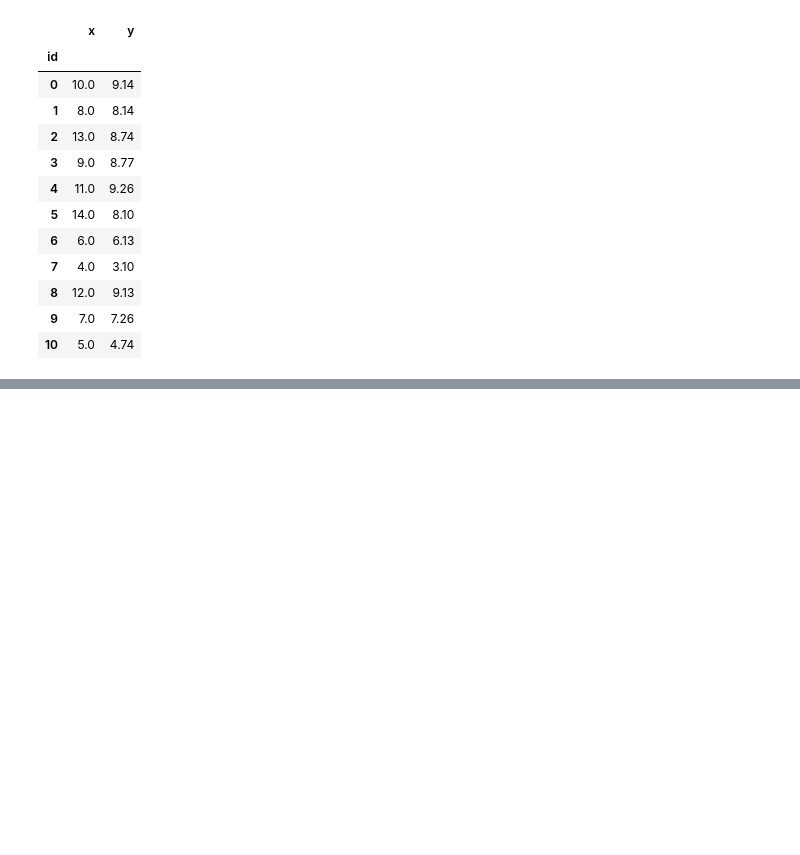
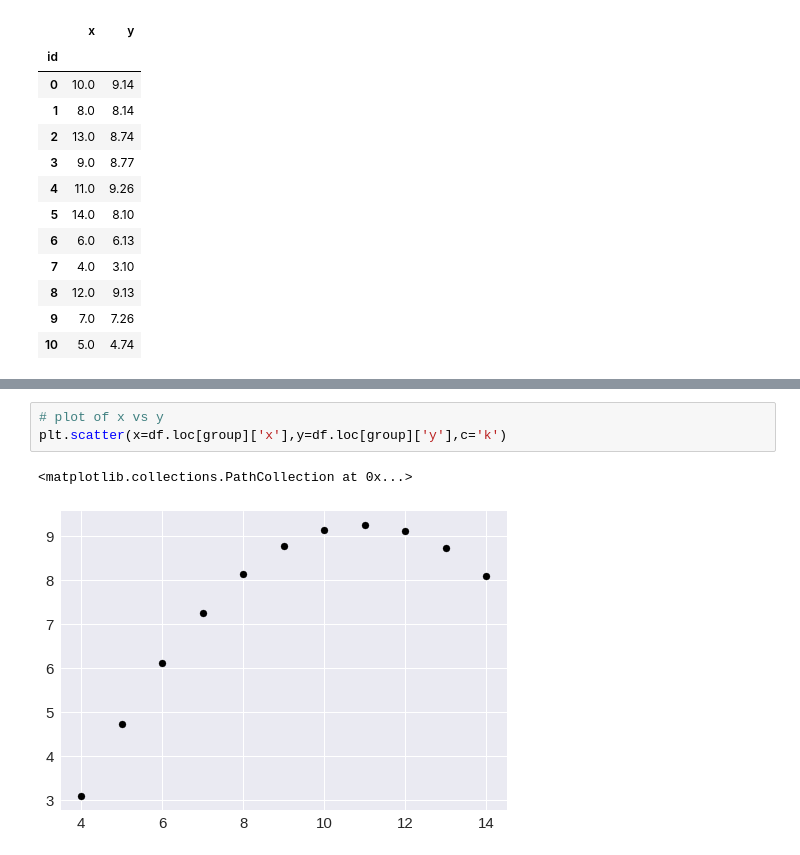
Before and after one commit to charlymccown/MAT494, a Jupyter notebook: ans4_HW.ipynb, the cells around one changed output, grey strips where cells are left out. Cells and saved outputs as stored; diff of their text form; blank space fills up the shorter version.

```diff
--- a/ans4_HW.ipynb
+++ b/ans4_HW.ipynb
@@ -81 +88,7 @@ dtype: float64
+# %%
+# plot of x vs y
+plt.scatter(x=df.loc[group]['x'],y=df.loc[group]['y'],c='k')
+# %% [output]
+<matplotlib.collections.PathCollection at 0x...>
+[figure, added]
 # %%
```
Also changed, not shown: parts of 2 cells of this notebook.
